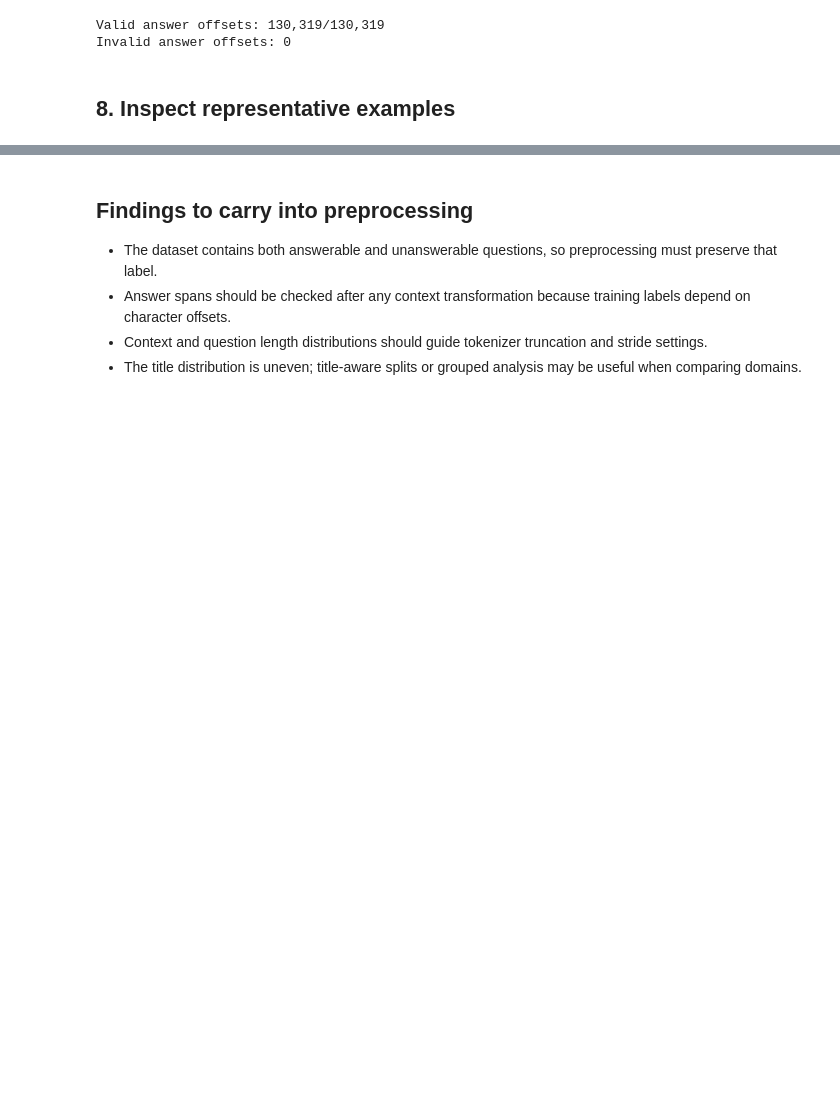
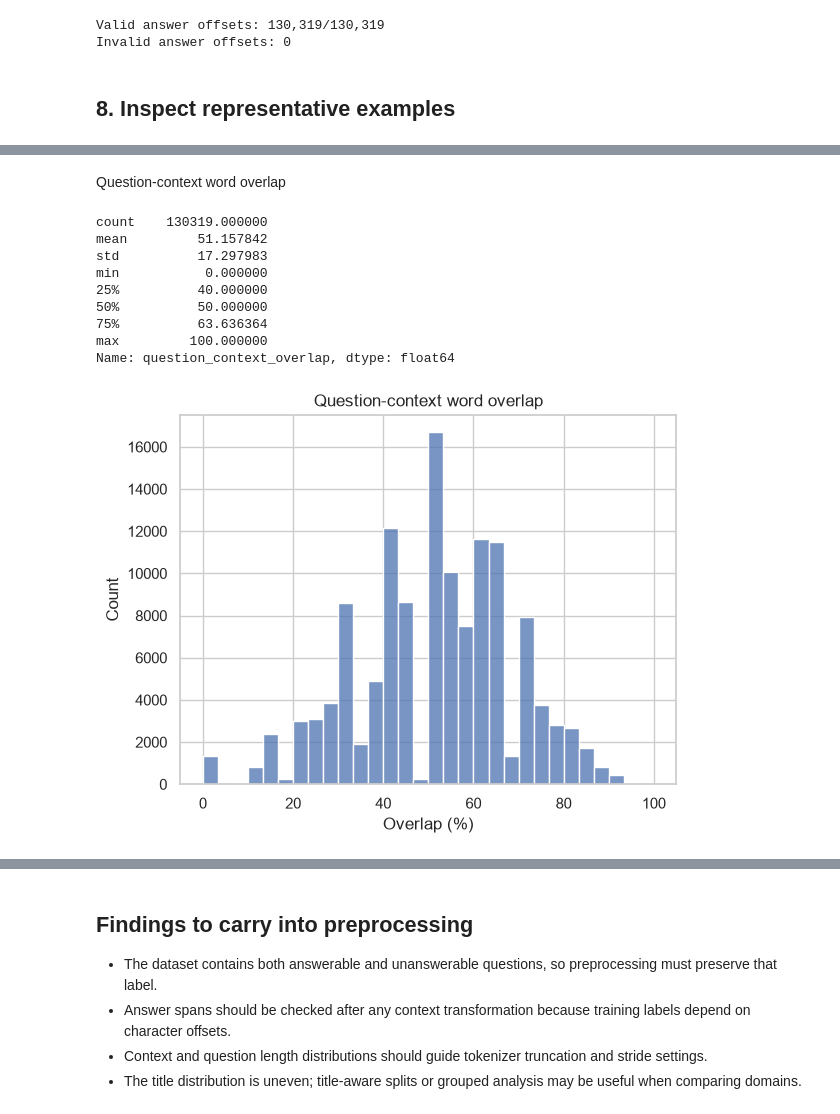
Before and after one commit to Deepika2222/Domain-Adaptive-and-Robustness-Aware-Question-Answering-, a Jupyter notebook: notebooks/01_exploration/squad_exploration.ipynb, the cells around one changed output, grey strips where cells are left out. Saved outputs shown, nothing was run; the diff lists cells and outputs as text; code cells hidden in the pictures; blank space fills up the shorter version.

```diff
--- a/notebooks/01_exploration/squad_exploration.ipynb
+++ b/notebooks/01_exploration/squad_exploration.ipynb
@@ -249,0 +355,34 @@ display(df.loc[~df["is_answerable"], columns_to_show].sample(3, random_state=42)
+# %% [markdown]
+ Question-context word overlap
+# %%
+def calculate_overlap(row):
+    question_words = set(row["question"].lower().split())
+    context_words = set(row["context"].lower().split())
+
+    if not question_words:
+        return 0
+
+    return len(question_words & context_words) / len(question_words) * 100
+
+
+df["question_context_overlap"] = df.apply(
+    calculate_overlap, axis=1
+)
+
+display(df["question_context_overlap"].describe())
+
+sns.histplot(df["question_context_overlap"], bins=30)
+plt.title("Question-context word overlap")
+plt.xlabel("Overlap (%)")
+plt.show()
+# %% [output]
+count    130319.000000
+mean         51.157842
+std          17.297983
+min           0.000000
+25%          40.000000
+50%          50.000000
+75%          63.636364
+max         100.000000
+Name: question_context_overlap, dtype: float64
+[figure, added]
```
Also changed, not shown: parts of 9 cells of this notebook, 3 other files.
